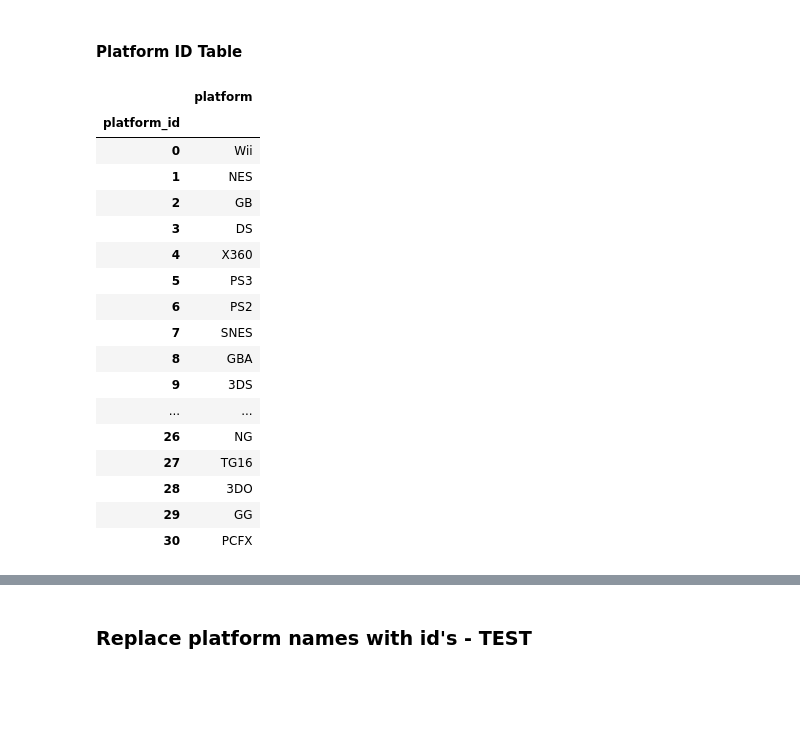
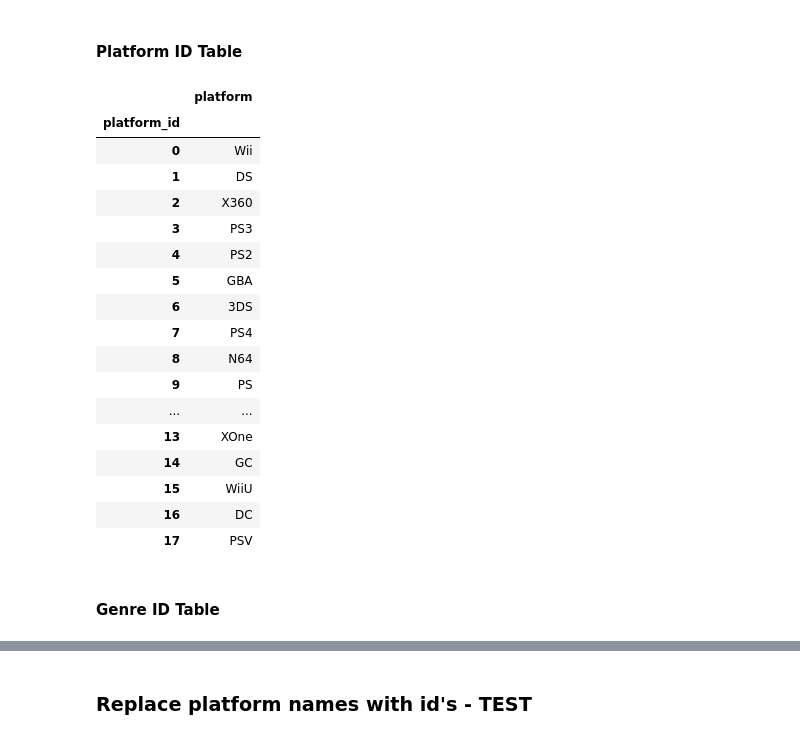
Before and after one commit to LievoisT/ETL-Project, a Jupyter notebook: VG_Table_Transform.ipynb, the cells around one changed output, grey strips where cells are left out. Drawn from its saved outputs; the diff is of its cells as text; code cells hidden in the pictures; blank space fills up the shorter version.

```diff
--- a/VG_Table_Transform.ipynb
+++ b/VG_Table_Transform.ipynb
@@ -63,25 +63,27 @@ vg_publisher_df
 #### Platform ID Table
 # %%
 #creating platform table with id determined by its index #
-vg_platform_df = pd.DataFrame({'platform':vgdf['Platform'].unique()})
+vg_platform_df = pd.DataFrame({'platform':vgdf_plat_clean['Platform'].unique()})
 vg_platform_df.index.name='platform_id'
 vg_platform_df
 # %% [output]
 |  | platform |
 | platform_id |  |
 | 0 | Wii |
-| 1 | NES |
-| 2 | GB |
-| 3 | DS |
-| 4 | X360 |
-| 5 | PS3 |
-| 6 | PS2 |
-| 7 | SNES |
-| 8 | GBA |
-| 9 | 3DS |
+| 1 | DS |
+| 2 | X360 |
+| 3 | PS3 |
+| 4 | PS2 |
+| 5 | GBA |
+| 6 | 3DS |
+| 7 | PS4 |
+| 8 | N64 |
+| 9 | PS |
 | ... | ... |
-| 26 | NG |
-| 27 | TG16 |
-| 28 | 3DO |
-| 29 | GG |
-| 30 | PCFX |
+| 13 | XOne |
+| 14 | GC |
+| 15 | WiiU |
+| 16 | DC |
+| 17 | PSV |
+# %% [markdown]
+#### Genre ID Table
```
Also changed, not shown: parts of 15 cells of this notebook.
